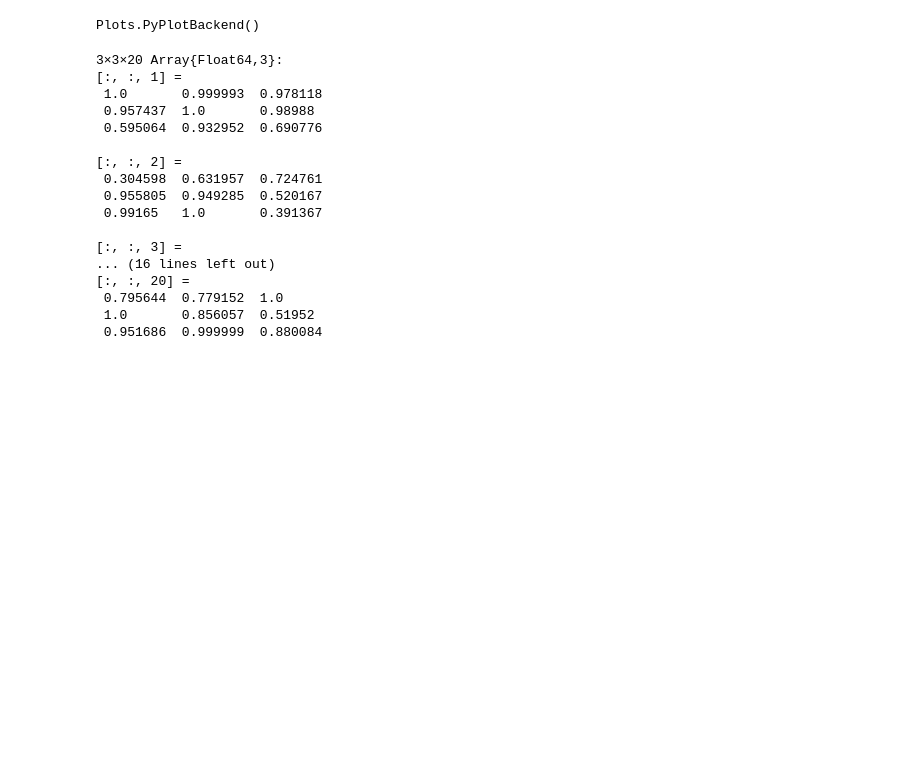
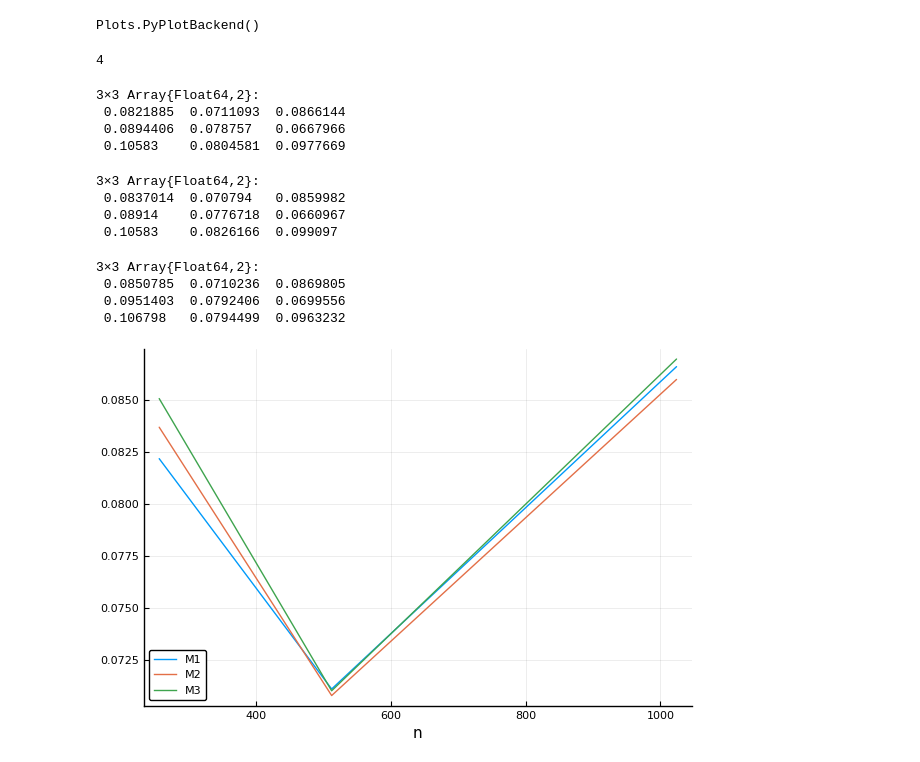
Before and after one commit to kw-lee/AdvStatComp_HDP, a Jupyter notebook: tables/table3_visualize.ipynb, the cells around one changed output. Drawn from its saved outputs; the diff is of its cells as text; code cells hidden in the pictures; blank space fills up the shorter version.

```diff
--- a/tables/table3_visualize.ipynb
+++ b/tables/table3_visualize.ipynb
@@ -21,23 +9,45 @@ pyplot()
 ┌ Info: Recompiling stale cache file /home/lkw1718/.julia/compiled/v1.2/PyPlot/oatAj.ji for PyPlot [d330b81b-6aea-500a-939a-2ce795aea3ee]
 └ @ Base loading.jl:1240
 Plots.PyPlotBackend()
-# %%
-ans2_m1
-# %% [output]
-3×3×20 Array{Float64,3}:
-[:, :, 1] =
- 1.0       0.999993  0.978118
- 0.957437  1.0       0.98988
- 0.595064  0.932952  0.690776
-
-[:, :, 2] =
- 0.304598  0.631957  0.724761
- 0.955805  0.949285  0.520167
- 0.99165   1.0       0.391367
-
-[:, :, 3] =
-... (16 lines left out)
-[:, :, 20] =
- 0.795644  0.779152  1.0
- 1.0       0.856057  0.51952
- 0.951686  0.999999  0.880084
+# %%
+iters = 20
+# ns = [512, 1024, 2048]
+ns = [256, 512, 1024]
+ms = [16, 32, 64]
+d = 4
+# %% [output]
+4
+# %%
+rel_error1_m1 = [0.0821885  0.0711093  0.0866144
+ 0.0894406  0.078757   0.0667966
+ 0.10583    0.0804581  0.0977669]
+# %% [output]
+3×3 Array{Float64,2}:
+ 0.0821885  0.0711093  0.0866144
+ 0.0894406  0.078757   0.0667966
+ 0.10583    0.0804581  0.0977669
+# %%
+rel_error1_m2 = [ 0.0837014  0.070794   0.0859982
+ 0.08914    0.0776718  0.0660967
+ 0.10583    0.0826166  0.099097 ]
+# %% [output]
+3×3 Array{Float64,2}:
+ 0.0837014  0.070794   0.0859982
+ 0.08914    0.0776718  0.0660967
+ 0.10583    0.0826166  0.099097
+# %%
+rel_error1_m3 = [0.0850785  0.0710236  0.0869805
+ 0.0951403  0.0792406  0.0699556
+ 0.106798   0.0794499  0.0963232]
+# %% [output]
+3×3 Array{Float64,2}:
+ 0.0850785  0.0710236  0.0869805
+ 0.0951403  0.0792406  0.0699556
+ 0.106798   0.0794499  0.0963232
+# %%
+# for m = 16
+plot1 = Plots.plot(ns, rel_error1_m1[1,:], label = "M1", xlab = "n")
+Plots.plot!(plot1, ns, rel_error1_m2[1,:], label = "M2")
+Plots.plot!(plot1, ns, rel_error1_m3[1,:], label = "M3")
+# %% [output]
+[figure, added]
```
Also changed, not shown: parts of 3 cells of this notebook, 4 other files.
